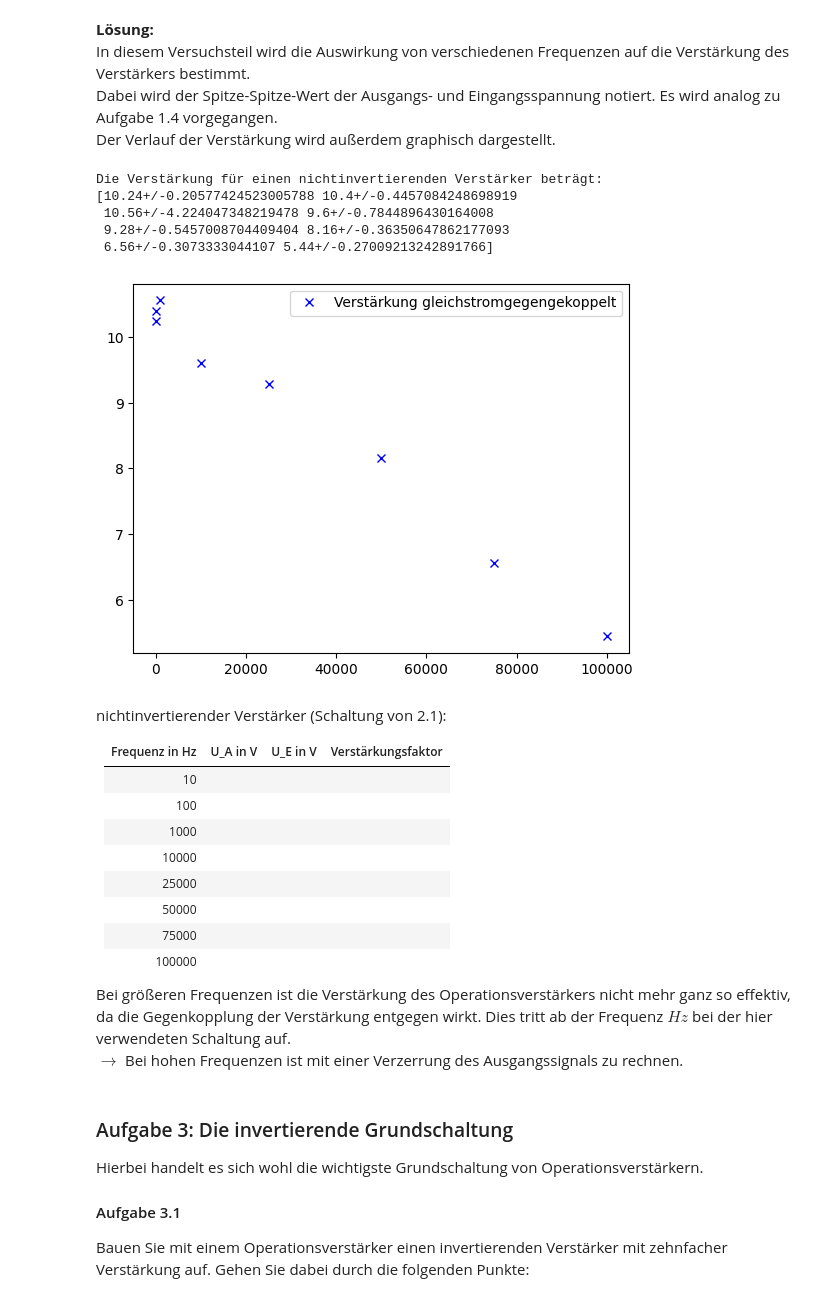
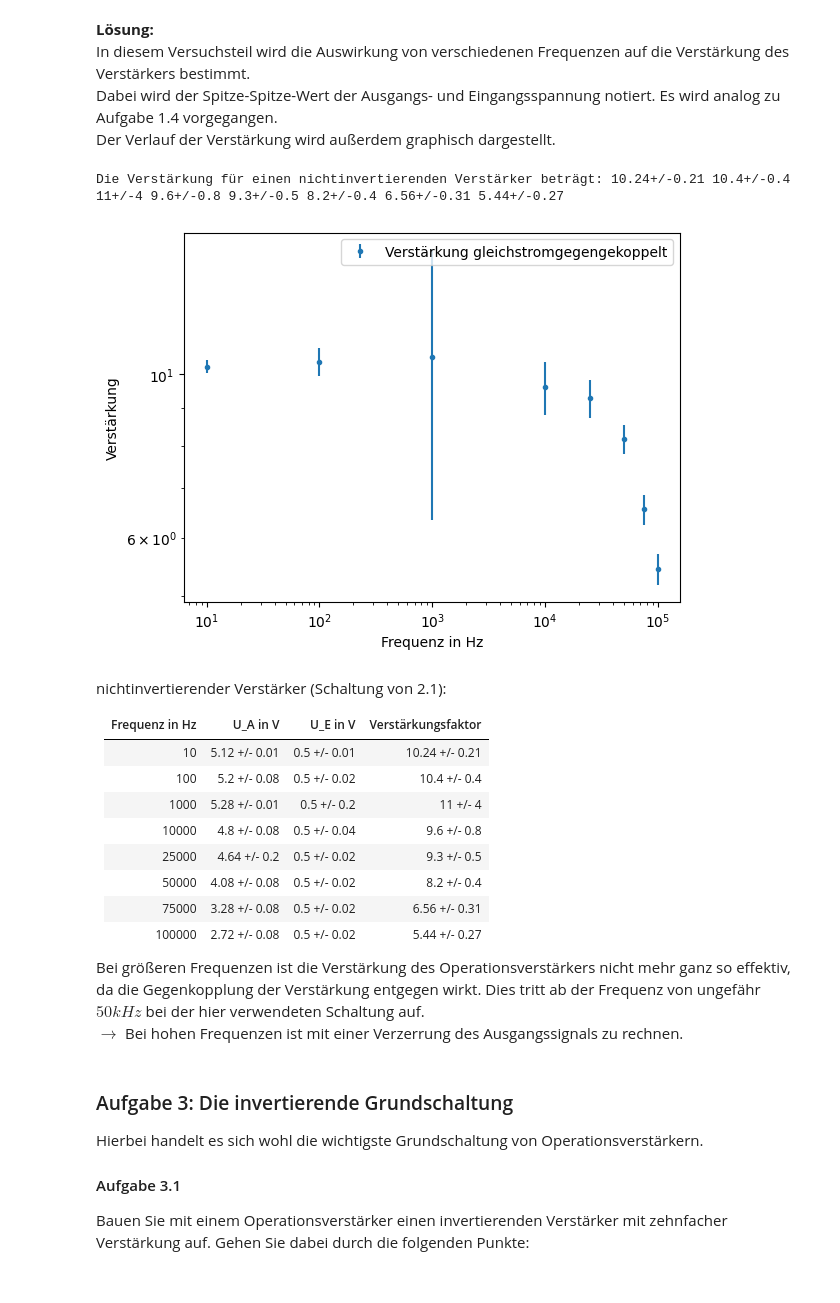
Before and after one commit to thexwon/Praktikum2KlassPhysKIT, a Jupyter notebook: Operationsverstaerker/Operationsverstaerker.ipynb, the cells around one changed output. Cells and saved outputs as stored; diff of their text form; code cells hidden in the pictures.

```diff
--- a/Operationsverstaerker/Operationsverstaerker.ipynb
+++ b/Operationsverstaerker/Operationsverstaerker.ipynb
@@ -411,36 +410,37 @@ Der Verlauf der Verstärkung wird außerdem graphisch dargestellt.
 # %%
 f=np.array([10,100,1000,10000,25000,50000,75000,100000])
 U_a_fre=np.array([5.12,5.2,5.28,4.8,4.64,4.08,3.28,2.72])
 U_a_fre=unumpy.uarray(U_a_fre,[0.01,0.08,0.01,0.08,0.2,0.08,0.08,0.08])  #Unsicherheiten einfügen
 U_e_fre=np.array([0.5,0.5,0.5,0.5,0.5,0.5,0.5,0.5])
 U_e_fre=unumpy.uarray(U_e_fre,[0.01,0.02,0.2,0.04,0.02,0.02,0.02,0.02])
 Verstaerkung_fre=U_a_fre/U_e_fre
-print('Die Verstärkung für einen nichtinvertierenden Verstärker beträgt:',Verstaerkung_fre)
+print('Die Verstärkung für einen nichtinvertierenden Verstärker beträgt:',Verstaerkung_fre[0],Verstaerkung_fre[1],Verstaerkung_fre[2],Verstaerkung_fre[3],Verstaerkung_fre[4],Verstaerkung_fre[5],Verstaerkung_fre[6],Verstaerkung_fre[7])
 
-plt.plot(f, unumpy.nominal_values(Verstaerkung_fre), color = 'blue', linestyle='None',marker='x',label='Verstärkung gleichstromgegengekoppelt')
+plt.errorbar(f, unumpy.nominal_values(Verstaerkung_fre), unumpy.std_devs(Verstaerkung_fre),fmt ='o',markersize=3,label='Verstärkung gleichstromgegengekoppelt')
 plt.legend()
+plt.xlabel('Frequenz in Hz')
+plt.ylabel('Verstärkung')
+plt.yscale('log')
+plt.xscale('log')
 plt.show()
 # %% [output]
-Die Verstärkung für einen nichtinvertierenden Verstärker beträgt: [10.24+/-0.20577424523005788 10.4+/-0.4457084248698919
- 10.56+/-4.224047348219478 9.6+/-0.7844896430164008
- 9.28+/-0.5457008704409404 8.16+/-0.36350647862177093
- 6.56+/-0.3073333044107 5.44+/-0.27009213242891766]
+Die Verstärkung für einen nichtinvertierenden Verstärker beträgt: 10.24+/-0.21 10.4+/-0.4 11+/-4 9.6+/-0.8 9.3+/-0.5 8.2+/-0.4 6.56+/-0.31 5.44+/-0.27
-[figure, old version]
+[figure, new version]
 # %% [markdown]
 nichtinvertierender Verstärker (Schaltung von 2.1):
 
 |Frequenz in Hz|U_A in V|U_E in V|Verstärkungsfaktor|
-|:-------------|:-------|:-------|:-----------------|
-|    10        |        |        |                  |
-|    100       |        |        |                  |
-|    1000      |        |        |                  |
-|    10000     |        |        |                  |
-|    25000     |        |        |                  |
-|    50000     |        |        |                  |
-|    75000     |        |        |                  |
-|    100000    |        |        |                  |
+|:-------------|:-------:|:-------:|:-----------------:|
+|    10        |   5.12  +/-  0.01  |  0.5 +/- 0.01    |     10.24 +/- 0.21        |
+|    100       |   5.2   +/-  0.08  |  0.5 +/- 0.02    |     10.4  +/- 0.4         |
+|    1000      |   5.28  +/-  0.01  |  0.5 +/- 0.2     |     11    +/- 4           |
+|    10000     |   4.8   +/-  0.08  |  0.5 +/- 0.04    |     9.6   +/- 0.8         |
+|    25000     |   4.64  +/-  0.2   |  0.5 +/- 0.02    |     9.3   +/- 0.5         |
+|    50000     |   4.08  +/-  0.08  |  0.5 +/- 0.02    |     8.2   +/- 0.4         |
+|    75000     |   3.28  +/-  0.08  |  0.5 +/- 0.02    |     6.56  +/- 0.31        |
+|    100000    |   2.72  +/-  0.08  |  0.5 +/- 0.02    |     5.44  +/- 0.27        |
 
-Bei größeren Frequenzen ist die Verstärkung des Operationsverstärkers nicht mehr ganz so effektiv, da die Gegenkopplung der Verstärkung entgegen wirkt. Dies tritt ab der Frequenz $ Hz$ bei der hier verwendeten Schaltung auf. \
+Bei größeren Frequenzen ist die Verstärkung des Operationsverstärkers nicht mehr ganz so effektiv, da die Gegenkopplung der Verstärkung entgegen wirkt. Dies tritt ab der Frequenz von ungefähr $ 50 kHz$ bei der hier verwendeten Schaltung auf. \
 $\longrightarrow$ Bei hohen Frequenzen ist mit einer Verzerrung des Ausgangssignals zu rechnen.
 # %% [markdown]
 ### Aufgabe 3: Die invertierende Grundschaltung
```
Also changed, not shown: parts of 5 cells of this notebook.
